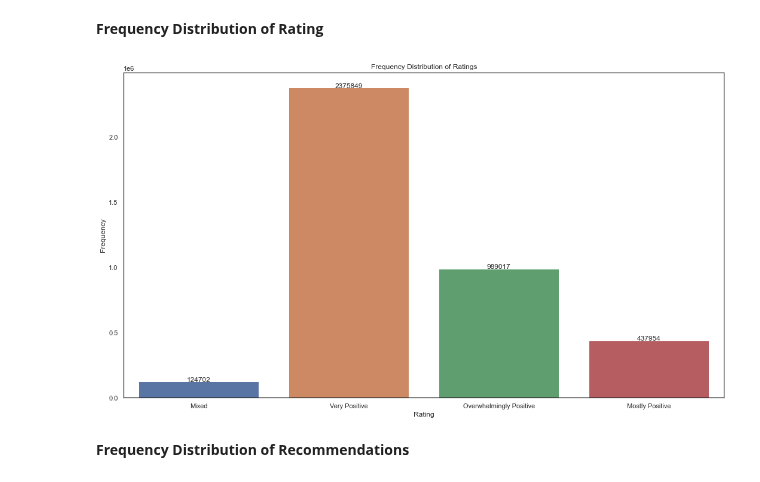
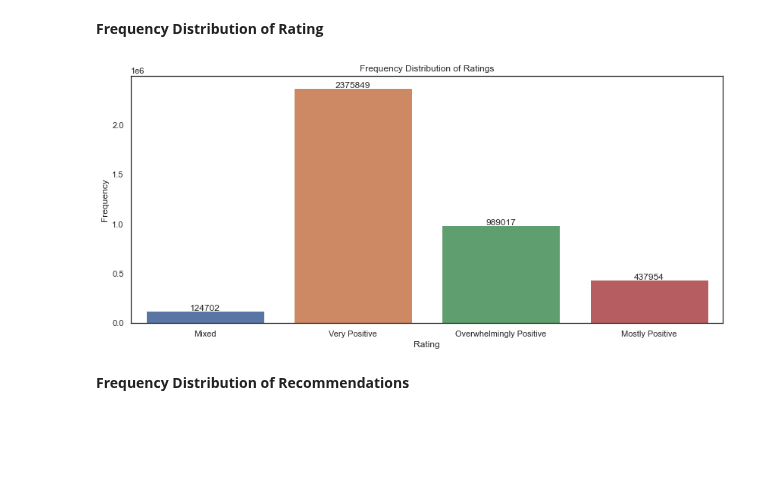
Before and after one commit to JohannesRahn/MachineLearningGroupProject, a Jupyter notebook: b_data_exploration.ipynb, the cells around one changed output. Drawn from its saved outputs; the diff is of its cells as text; code cells hidden in the pictures; blank space fills up the shorter version.

```diff
--- a/b_data_exploration.ipynb
+++ b/b_data_exploration.ipynb
@@ -173,20 +173,20 @@ plt.show()
 # %%
 # Plotting the frequency distribution of rating
 
-plt.figure(figsize=(18, 10))
+plt.figure(figsize=(14, 6))
 ax = sns.countplot(x='rating', data=final_df)
 
 plt.title('Frequency Distribution of Ratings')
 plt.xlabel('Rating')
 plt.ylabel('Frequency')
 
 # Annotate bars with counts
 for p in ax.patches:
     ax.annotate(f'{p.get_height()}', (p.get_x() + p.get_width() / 2., p.get_height()), ha='center', va='baseline')
 
 plt.show()
 # %% [output]
-[figure, old version]
+[figure, new version]
 # %% [markdown]
 **Frequency Distribution of Recommendations**
 # %%
```
Also changed, not shown: parts of 14 cells of this notebook.
